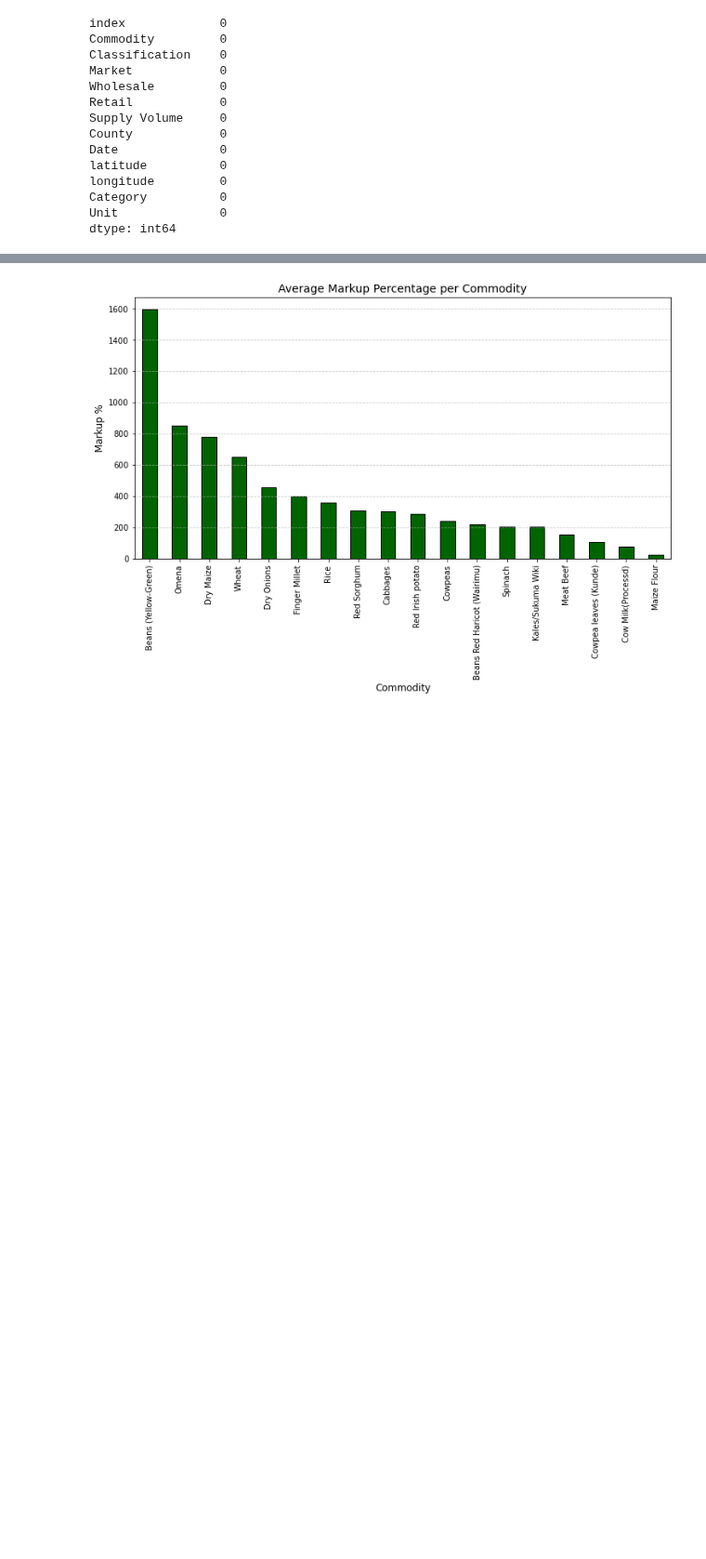
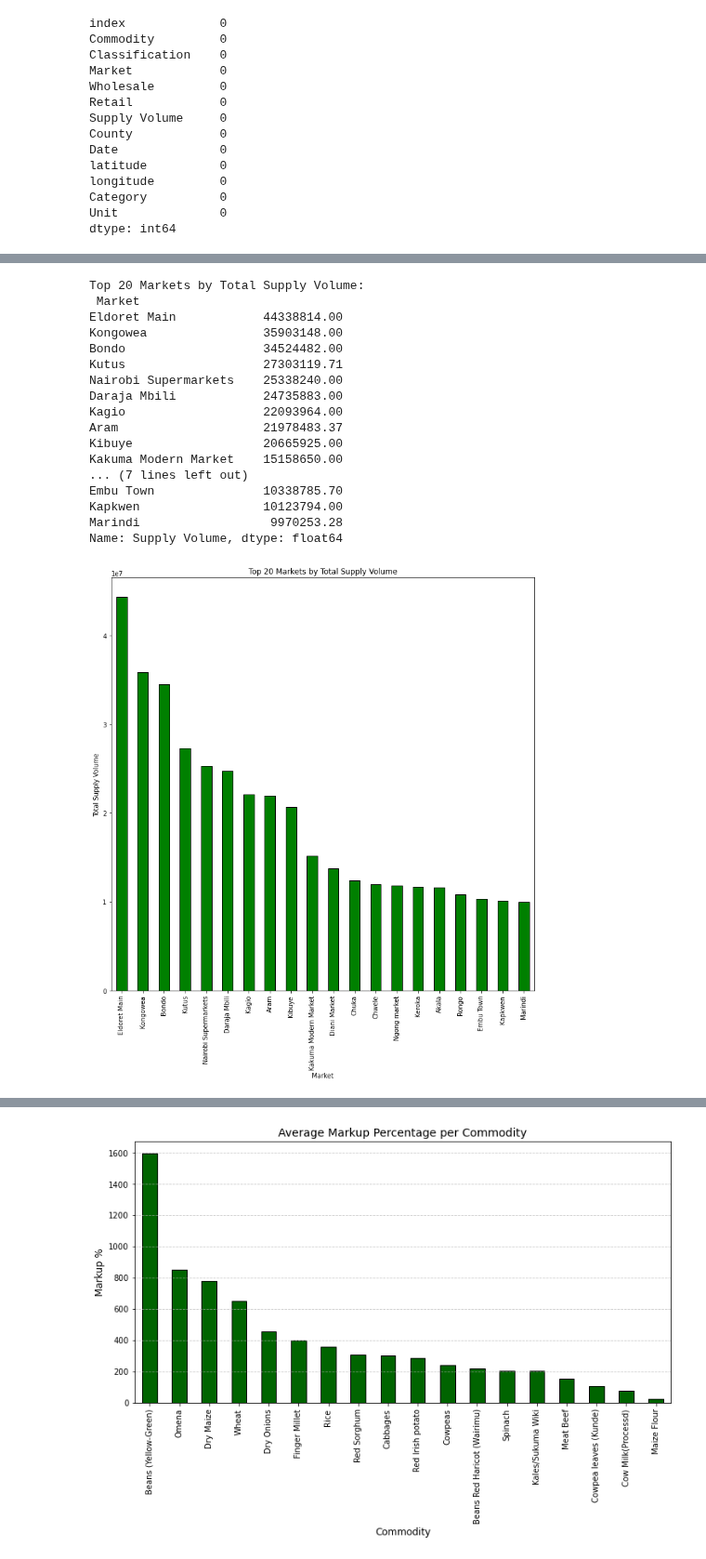
Before and after one commit to Logan-BCM/AgriPriceForecast-Kenya, a Jupyter notebook: Project.ipynb, the cells around one changed output, grey strips where cells are left out. Shown at 93% size. Drawn from its saved outputs; the diff is of its cells as text; code cells hidden in the pictures; blank space fills up the shorter version.

```diff
--- a/Project.ipynb
+++ b/Project.ipynb
@@ -757,0 +847,28 @@ dtype: int64
+# %%
+# Plotting top 20 markets by total supply volume
+top_markets_by_supply = products_df.groupby('Market')['Supply Volume'].sum().nlargest(20)
+print("\nTop 20 Markets by Total Supply Volume:\n", top_markets_by_supply)
+top_markets_by_supply.plot(kind='bar', color='green', edgecolor='black', figsize=(12, 12))
+plt.title("Top 20 Markets by Total Supply Volume")
+plt.xlabel("Market")
+plt.ylabel("Total Supply Volume")
+plt.show()
+# %% [output]
+Top 20 Markets by Total Supply Volume:
+ Market
+Eldoret Main            44338814.00
+Kongowea                35903148.00
+Bondo                   34524482.00
+Kutus                   27303119.71
+Nairobi Supermarkets    25338240.00
+Daraja Mbili            24735883.00
+Kagio                   22093964.00
+Aram                    21978483.37
+Kibuye                  20665925.00
+Kakuma Modern Market    15158650.00
+... (7 lines left out)
+Embu Town               10338785.70
+Kapkwen                 10123794.00
+Marindi                  9970253.28
+Name: Supply Volume, dtype: float64
+[figure, added]
```
Also changed, not shown: parts of 62 cells of this notebook.
